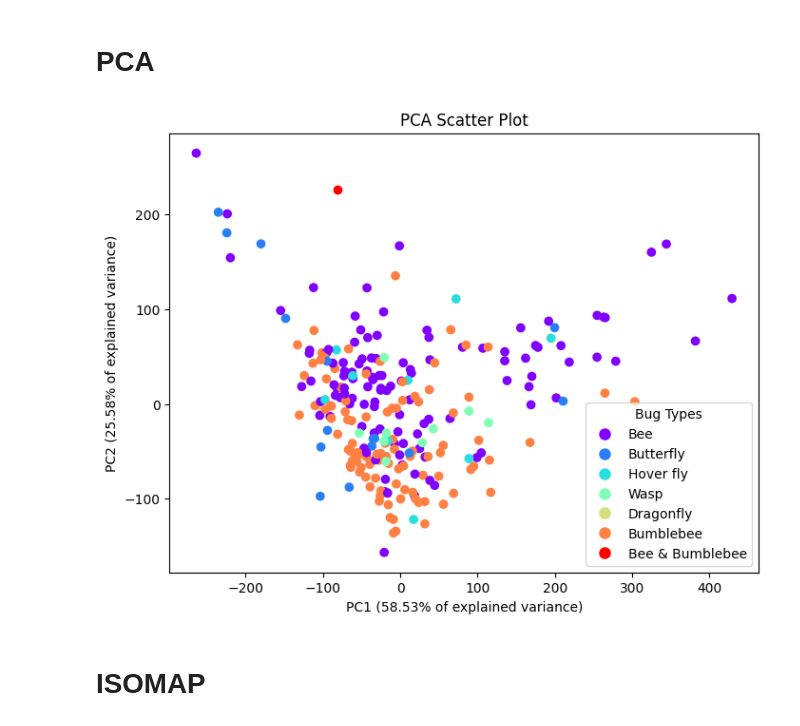
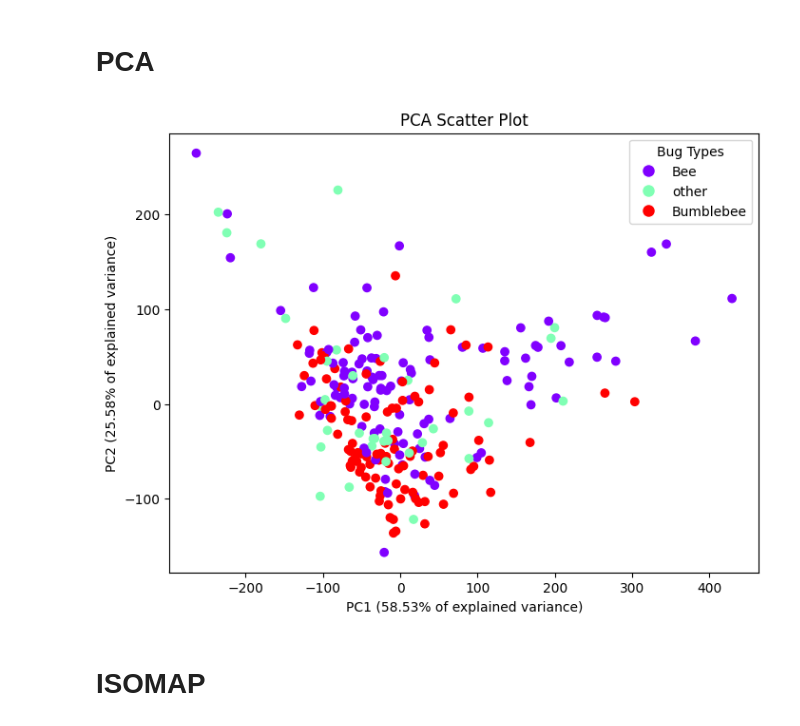
Before and after one commit to Romain-Chevrollier/Data_Project, a Jupyter notebook: code/Data_visualization.ipynb, the cells around one changed output. Cells and saved outputs as stored; diff of their text form; code cells hidden in the pictures.

```diff
--- a/code/Data_visualization.ipynb
+++ b/code/Data_visualization.ipynb
@@ -46,0 +50,2 @@ plt.show()
+# %%
+df_type['bug type'] = df_type['bug type'].replace(['Butterfly', 'Dragonfly', 'Hover fly', 'Wasp', 'Bee & Bumblebee'], 'other')
@@ -62,8 +87,9 @@ df
 | 248 | 0.412965 | 0.706064 | 0.007789 | 0.0 | 255.0 | 127.060824 | 125.0 | 62.591785 | ... |
 249 rows × 22 columns
 # %%
-df['bug type'] = df_type['bug type']
-df
+df_class = df.copy()
+df_class['bug type'] = df_type['bug type']
+df_class
 # %% [output]
 |  | symmetry | longest_ortho_ratio | num_pixels_ratio | red_min | red_max | red_mean | red_median | red_std | ... |
 | 0 | 0.288274 | 0.837457 | 0.002516 | 5.0 | 208.0 | 68.749506 | 57.0 | 48.239988 | ... |
@@ -79,7 +105,7 @@ df
 | 248 | 0.412965 | 0.706064 | 0.007789 | 0.0 | 255.0 | 127.060824 | 125.0 | 62.591785 | ... |
 249 rows × 23 columns
 # %%
-feat_names = df.columns.tolist()
+feat_names = df_class.columns.tolist()
 feat_names.remove("bug type")
 print(feat_names)
 # %% [output]
@@ -94,7 +120,7 @@ print(feat_names)
 pca = PCA()
 
 # Fit the PCA model to the data
-dfn_pca = pca.fit_transform(df[feat_names])
+dfn_pca = pca.fit_transform(df_class[feat_names])
 dfn_pca
 # %% [output]
 array([[ 2.78878405e+02,  4.50481162e+01,  1.08992530e+02, ...,
@@ -184,23 +210,23 @@ We should use the first 4 components
 # %%
 # Assuming `X_pca` is your data transformed by PCA
 plt.figure(figsize=(8,6))
-bug_types = df['bug type'].unique()
+bug_types = df_class['bug type'].unique()
 
 # Create a colormap
 cmap = cm.get_cmap('rainbow', len(bug_types))
 
 color_dict = {bug_type: cmap(i) for i, bug_type in enumerate(bug_types)}
-scatter = plt.scatter(dfn_pca[:,0], dfn_pca[:,1], c=df['bug type'].map(color_dict))
+scatter = plt.scatter(dfn_pca[:,0], dfn_pca[:,1], c=df_class['bug type'].map(color_dict))
 
 # Create legend handles manually
 handles = [plt.Line2D([0], [0], marker='o', color='w', markerfacecolor=color_dict[bug_type], markersize=10) for bug_type in bug_types]
 plt.legend(handles, bug_types, title="Bug Types")
 plt.xlabel("PC1 ({0}% of explained variance)".format(explained_variances[0], fontsize=12))
 plt.ylabel("PC2 ({0}% of explained variance)".format(explained_variances[1], fontsize=12))
 plt.title('PCA Scatter Plot')
 plt.show()
 # %% [output]
-[figure, old version]
+[figure, new version]
 # %% [markdown]
 # **ISOMAP**
 # %%
```
Also changed, not shown: parts of 12 cells of this notebook, 3 other files.
